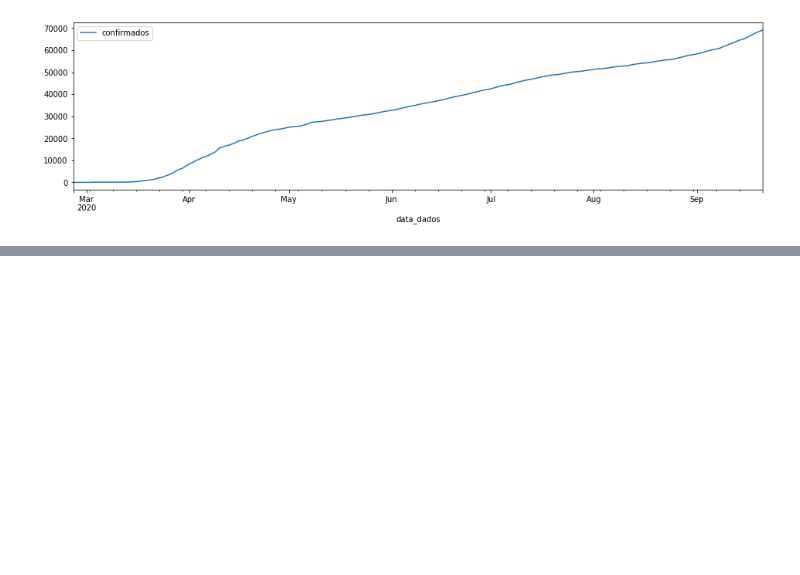
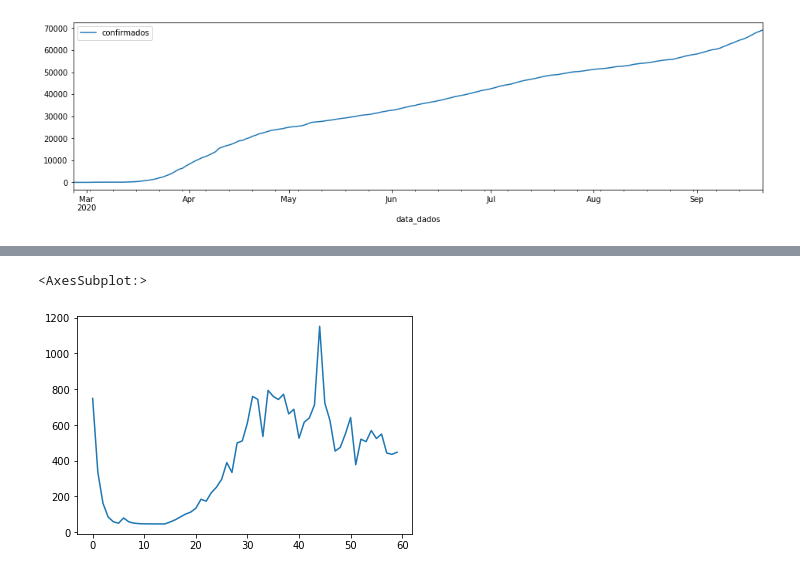
Before and after one commit to cimendes/covid19pt-forecasting, a Jupyter notebook: covid19pt-forecasting.ipynb, the cells around one changed output, grey strips where cells are left out. Cells and saved outputs as stored; diff of their text form; code cells hidden in the pictures; blank space fills up the shorter version.

Commit message:
finish forecasting for 60 days

```diff
--- a/covid19pt-forecasting.ipynb
+++ b/covid19pt-forecasting.ipynb
@@ -109,0 +145,14 @@ ImportError: cannot import name 'periodogram' from 'statsmodels.tsa.stattools' (
+# %%
+import numpy as np
+
+sarimax_forecast_one_step_refit = []
+# forecast next 60 days
+for i in np.arange(0,60):
+    next_step_forecast = sarimax.predict(1)[0]
+    sarimax_forecast_one_step_refit.append(next_step_forecast)
+    sarimax = sarimax.update(data_dgs_df_confirmed_detrend[i:i+1])
+# %%
+pd.Series(sarimax_forecast_one_step_refit).plot()
+# %% [output]
+<AxesSubplot:>
+[figure, added]
```
Also changed, not shown: parts of 8 cells of this notebook.
